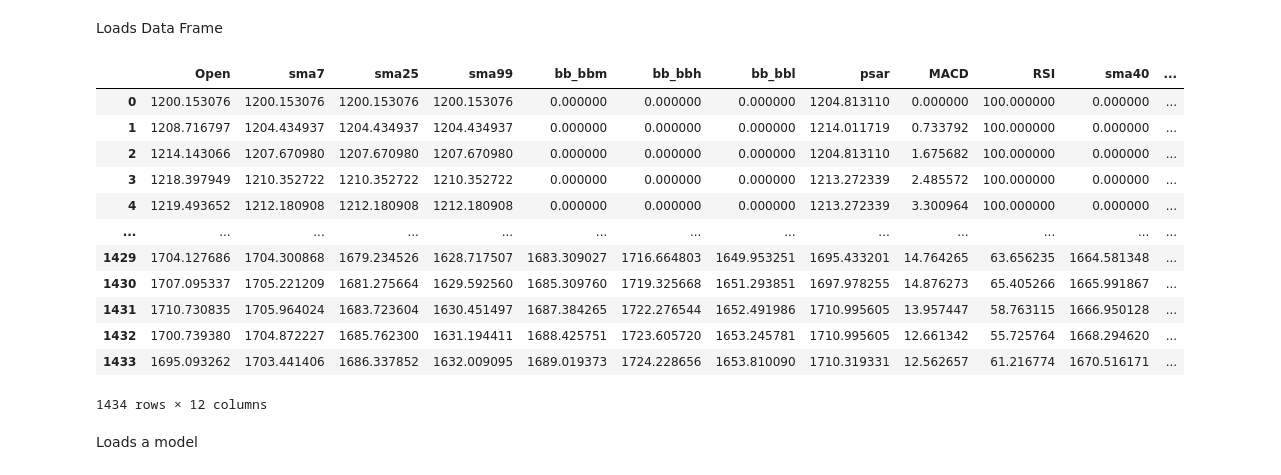
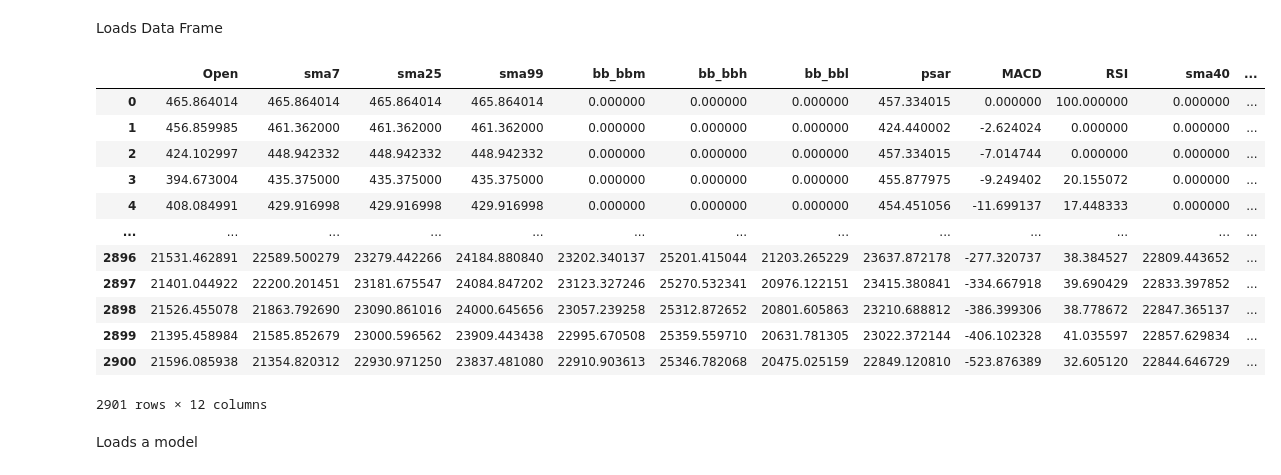
Before and after one commit to estebancr3008/Reinforcement_Learning_Binary_Options_Bot, a Jupyter notebook: Binary Classification Using Multiple Methods.ipynb, the cells around one changed output. Cells and saved outputs as stored; diff of their text form; code cells hidden in the pictures.

```diff
--- a/Binary Classification Using Multiple Methods.ipynb
+++ b/Binary Classification Using Multiple Methods.ipynb
@@ -10,28 +10,28 @@ from tensorflow.keras import layers
 # %% [markdown]
 Loads Data Frame
 # %%
-with open("ETHUSD_15min_tagged.pickle", \
+with open("BTCUSD_10y_tagged.pickle", \
           "rb") as f:
       df \
       = pickle.load(f)
 
-df = df.drop(['Low','Close','High'], axis=1)
+df = df.drop(['Volume','Low','Close','High'], axis=1)
 df
 #df.drop(df.tail(1).index,inplace=True)
 # %% [output]
 |  | Open | sma7 | sma25 | sma99 | bb_bbm | bb_bbh | bb_bbl | psar | MACD | RSI | sma40 | ... |
-| 0 | 1200.153076 | 1200.153076 | 1200.153076 | 1200.153076 | 0.000000 | 0.000000 | 0.000000 | 1204.813110 | 0.000000 | 100.000000 | 0.000000 | ... |
-| 1 | 1208.716797 | 1204.434937 | 1204.434937 | 1204.434937 | 0.000000 | 0.000000 | 0.000000 | 1214.011719 | 0.733792 | 100.000000 | 0.000000 | ... |
-| 2 | 1214.143066 | 1207.670980 | 1207.670980 | 1207.670980 | 0.000000 | 0.000000 | 0.000000 | 1204.813110 | 1.675682 | 100.000000 | 0.000000 | ... |
-| 3 | 1218.397949 | 1210.352722 | 1210.352722 | 1210.352722 | 0.000000 | 0.000000 | 0.000000 | 1213.272339 | 2.485572 | 100.000000 | 0.000000 | ... |
-| 4 | 1219.493652 | 1212.180908 | 1212.180908 | 1212.180908 | 0.000000 | 0.000000 | 0.000000 | 1213.272339 | 3.300964 | 100.000000 | 0.000000 | ... |
+| 0 | 465.864014 | 465.864014 | 465.864014 | 465.864014 | 0.000000 | 0.000000 | 0.000000 | 457.334015 | 0.000000 | 100.000000 | 0.000000 | ... |
+| 1 | 456.859985 | 461.362000 | 461.362000 | 461.362000 | 0.000000 | 0.000000 | 0.000000 | 424.440002 | -2.624024 | 0.000000 | 0.000000 | ... |
+| 2 | 424.102997 | 448.942332 | 448.942332 | 448.942332 | 0.000000 | 0.000000 | 0.000000 | 457.334015 | -7.014744 | 0.000000 | 0.000000 | ... |
+| 3 | 394.673004 | 435.375000 | 435.375000 | 435.375000 | 0.000000 | 0.000000 | 0.000000 | 455.877975 | -9.249402 | 20.155072 | 0.000000 | ... |
+| 4 | 408.084991 | 429.916998 | 429.916998 | 429.916998 | 0.000000 | 0.000000 | 0.000000 | 454.451056 | -11.699137 | 17.448333 | 0.000000 | ... |
 | ... | ... | ... | ... | ... | ... | ... | ... | ... | ... | ... | ... | ... |
-| 1429 | 1704.127686 | 1704.300868 | 1679.234526 | 1628.717507 | 1683.309027 | 1716.664803 | 1649.953251 | 1695.433201 | 14.764265 | 63.656235 | 1664.581348 | ... |
-| 1430 | 1707.095337 | 1705.221209 | 1681.275664 | 1629.592560 | 1685.309760 | 1719.325668 | 1651.293851 | 1697.978255 | 14.876273 | 65.405266 | 1665.991867 | ... |
-| 1431 | 1710.730835 | 1705.964024 | 1683.723604 | 1630.451497 | 1687.384265 | 1722.276544 | 1652.491986 | 1710.995605 | 13.957447 | 58.763115 | 1666.950128 | ... |
-| 1432 | 1700.739380 | 1704.872227 | 1685.762300 | 1631.194411 | 1688.425751 | 1723.605720 | 1653.245781 | 1710.995605 | 12.661342 | 55.725764 | 1668.294620 | ... |
-| 1433 | 1695.093262 | 1703.441406 | 1686.337852 | 1632.009095 | 1689.019373 | 1724.228656 | 1653.810090 | 1710.319331 | 12.562657 | 61.216774 | 1670.516171 | ... |
+| 2896 | 21531.462891 | 22589.500279 | 23279.442266 | 24184.880840 | 23202.340137 | 25201.415044 | 21203.265229 | 23637.872178 | -277.320737 | 38.384527 | 22809.443652 | ... |
+| 2897 | 21401.044922 | 22200.201451 | 23181.675547 | 24084.847202 | 23123.327246 | 25270.532341 | 20976.122151 | 23415.380841 | -334.667918 | 39.690429 | 22833.397852 | ... |
+| 2898 | 21526.455078 | 21863.792690 | 23090.861016 | 24000.645656 | 23057.239258 | 25312.872652 | 20801.605863 | 23210.688812 | -386.399306 | 38.778672 | 22847.365137 | ... |
+| 2899 | 21395.458984 | 21585.852679 | 23000.596562 | 23909.443438 | 22995.670508 | 25359.559710 | 20631.781305 | 23022.372144 | -406.102328 | 41.035597 | 22857.629834 | ... |
+| 2900 | 21596.085938 | 21354.820312 | 22930.971250 | 23837.481080 | 22910.903613 | 25346.782068 | 20475.025159 | 22849.120810 | -523.876389 | 32.605120 | 22844.646729 | ... |
-1434 rows × 12 columns
+2901 rows × 12 columns
 # %%
 df_train = df.sample(frac=0.7, random_state=0)
 df_valid = df.drop(df_train.index)
```
Also changed, not shown: parts of 4 cells of this notebook, 12 other files.
